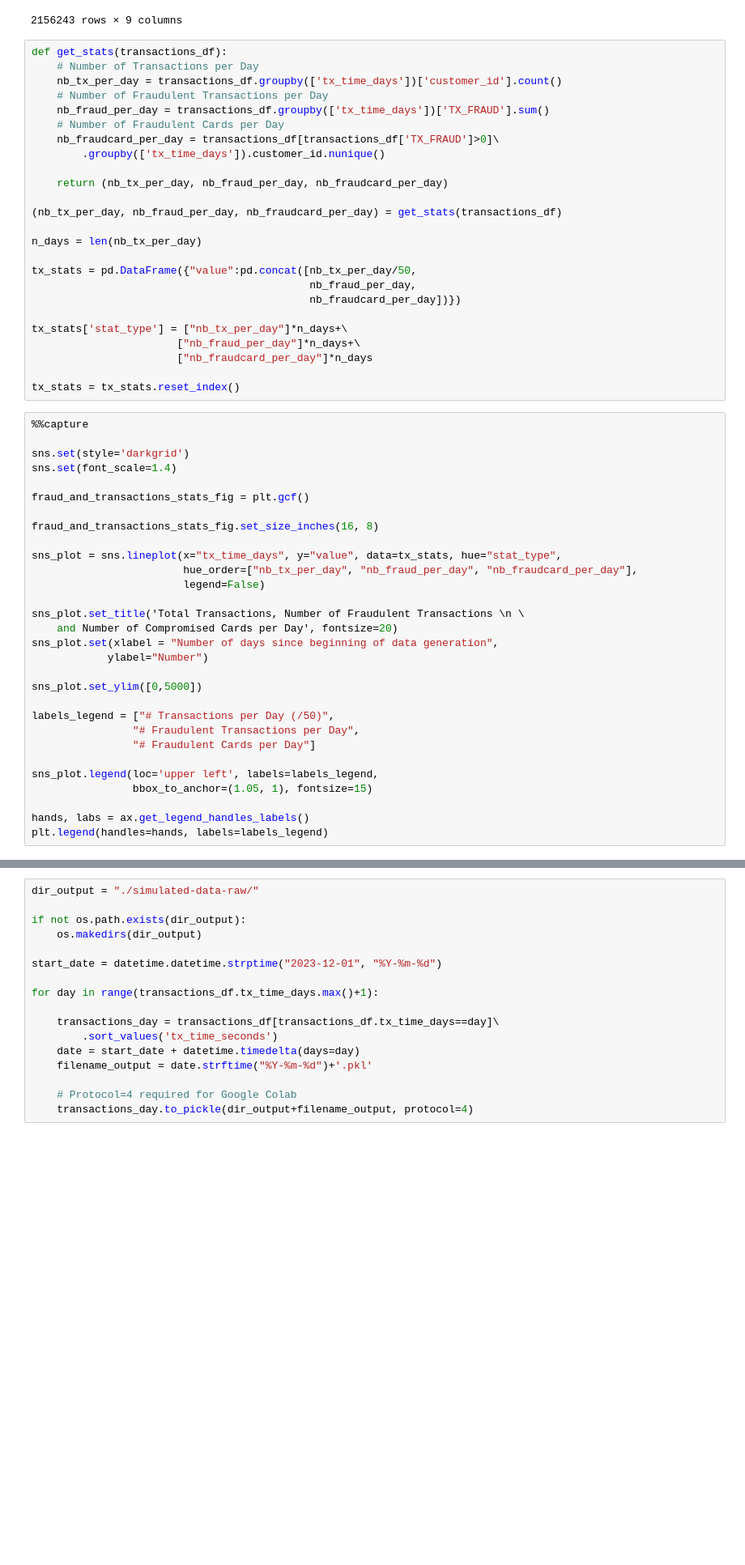
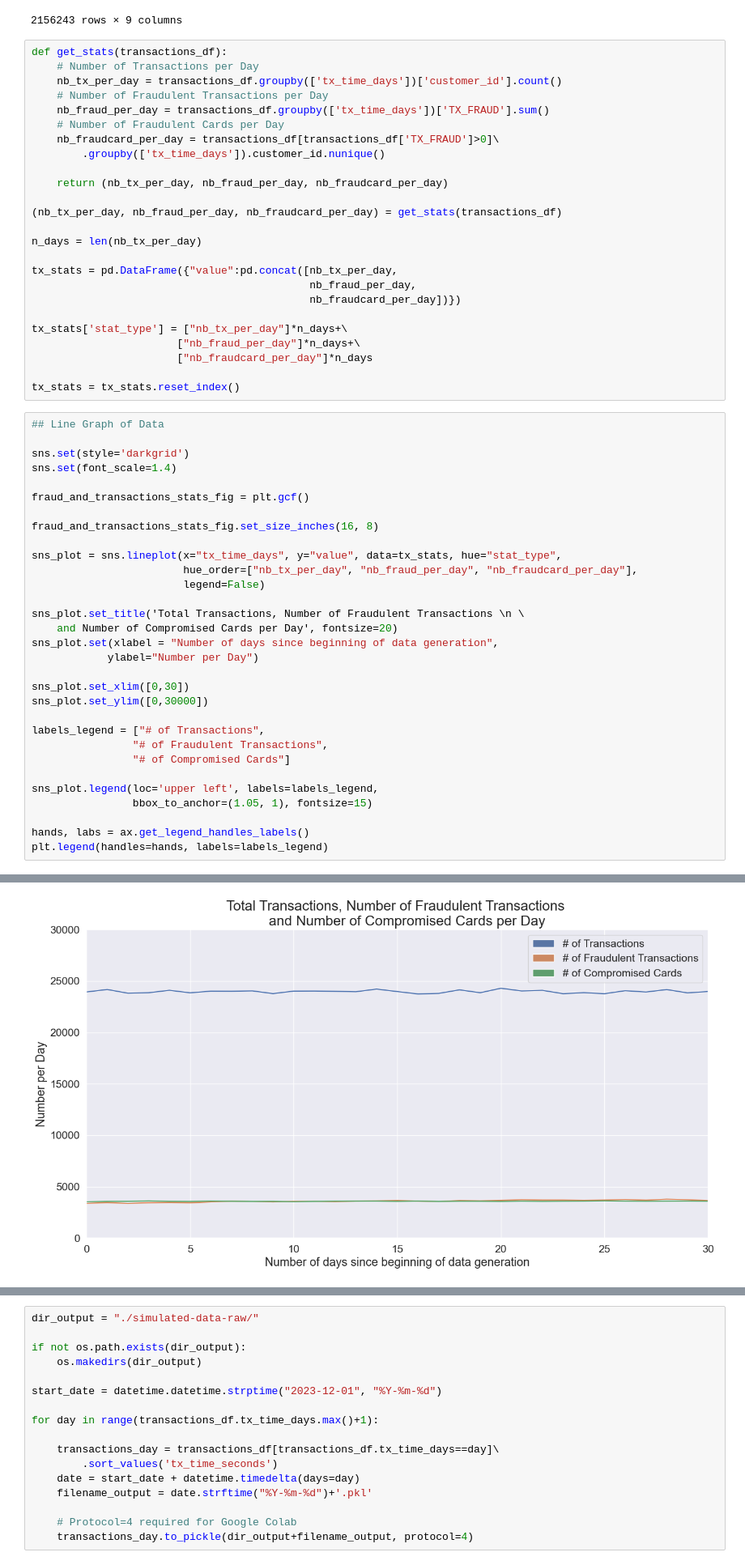
Before and after one commit to Tmiseray/transaction-data-simulator, a Jupyter notebook: Custom TransDataSim.ipynb, the cells around one changed output, grey strips where cells are left out. Shown at 81% size. Saved outputs shown, nothing was run; the diff lists cells and outputs as text; blank space fills up the shorter version.

```diff
--- a/Custom TransDataSim.ipynb
+++ b/Custom TransDataSim.ipynb
@@ -586,7 +586,7 @@ def get_stats(transactions_df):
 
 n_days = len(nb_tx_per_day)
 
-tx_stats = pd.DataFrame({"value":pd.concat([nb_tx_per_day/50,
+tx_stats = pd.DataFrame({"value":pd.concat([nb_tx_per_day,
                                             nb_fraud_per_day,
                                             nb_fraudcard_per_day])})
 
@@ -596,7 +596,7 @@ tx_stats['stat_type'] = ["nb_tx_per_day"]*n_days+\
 
 tx_stats = tx_stats.reset_index()
 # %%
-%%capture
+## Line Graph of Data
 
 sns.set(style='darkgrid')
 sns.set(font_scale=1.4)
@@ -612,16 +612,18 @@ sns_plot = sns.lineplot(x="tx_time_days", y="value", data=tx_stats, hue="stat_ty
 sns_plot.set_title('Total Transactions, Number of Fraudulent Transactions \n \
     and Number of Compromised Cards per Day', fontsize=20)
 sns_plot.set(xlabel = "Number of days since beginning of data generation",
-            ylabel="Number")
+            ylabel="Number per Day")
 
-sns_plot.set_ylim([0,5000])
+sns_plot.set_xlim([0,30])
+sns_plot.set_ylim([0,30000])
 
-labels_legend = ["# Transactions per Day (/50)",
-                "# Fraudulent Transactions per Day",
-                "# Fraudulent Cards per Day"]
+labels_legend = ["# of Transactions",
+                "# of Fraudulent Transactions",
+                "# of Compromised Cards"]
 
 sns_plot.legend(loc='upper left', labels=labels_legend,
                 bbox_to_anchor=(1.05, 1), fontsize=15)
 
 hands, labs = ax.get_legend_handles_labels()
 plt.legend(handles=hands, labels=labels_legend)
+# %% [output]
@@ -627,0 +631 @@ plt.legend(handles=hands, labels=labels_legend)
+[figure, added]
```
Also changed, not shown: parts of 7 cells of this notebook.
